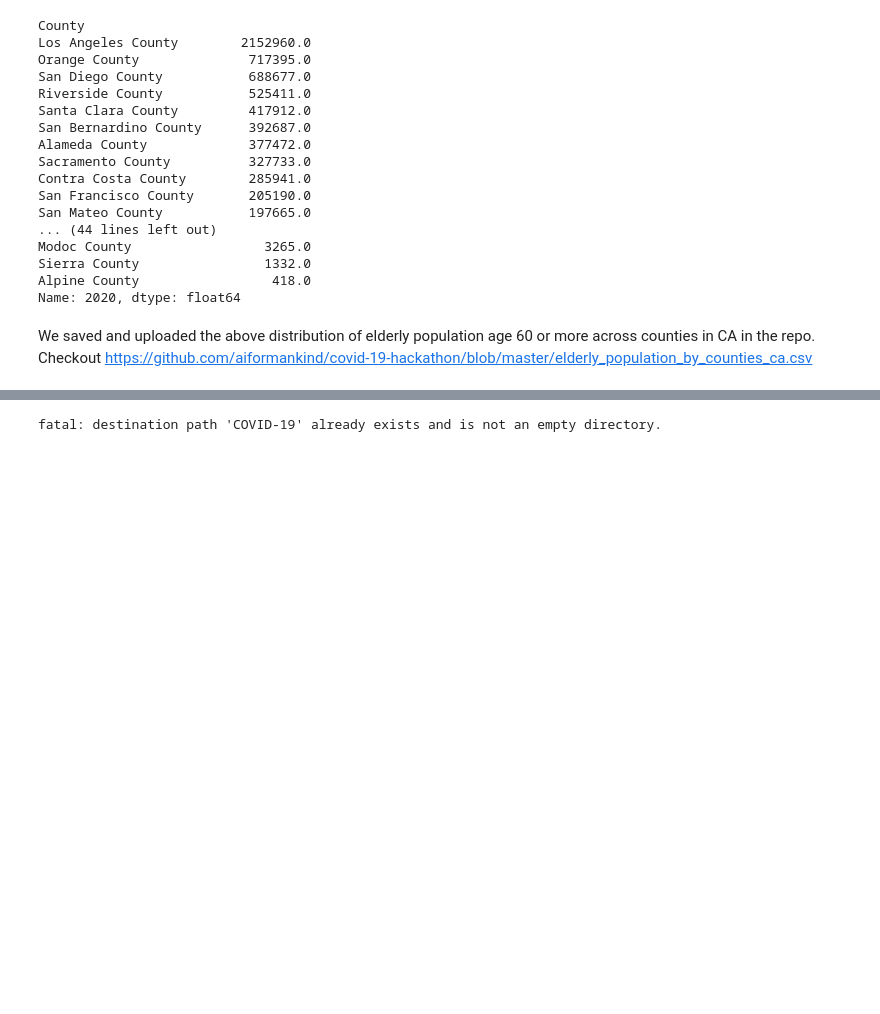
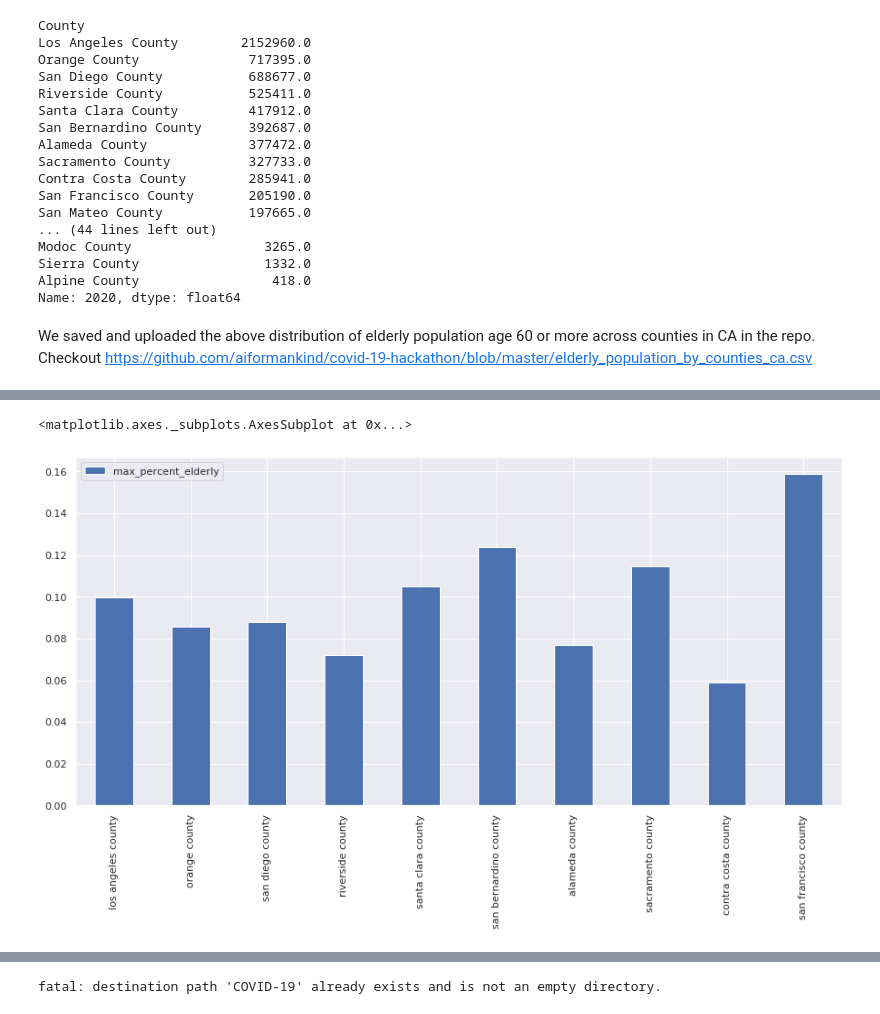
Before and after one commit to aiformankind/covid-19-hackathon, a Jupyter notebook: Covid_19_Data_Exploration.ipynb, the cells around one changed output, grey strips where cells are left out. Cells and saved outputs as stored; diff of their text form; code cells hidden in the pictures; blank space fills up the shorter version.

```diff
--- a/Covid_19_Data_Exploration.ipynb
+++ b/Covid_19_Data_Exploration.ipynb
@@ -95,0 +226,7 @@ We saved and uploaded the above distribution of elderly population age 60 or mor
+# %%
+sorted_grouped_by_county_lowercase.index  = sorted_grouped_by_county.index.str.lower()
+# %%
+beds_for_elderly_population = pd.merge(sorted_grouped_by_county_lowercase, sorted_icu_beds_grouped_by_county, left_index=True, right_index=True)
+# %%
+beds_for_elderly_population = beds_for_elderly_population.rename(columns={"2020": "elderly_population", "BED_CAPACITY": "num_beds"})
+beds_for_elderly_population
@@ -95,0 +253,3 @@ We saved and uploaded the above distribution of elderly population age 60 or mor
+# %%
+beds_for_elderly_population['max_percent_elderly'] =  beds_for_elderly_population['num_beds'] / beds_for_elderly_population['elderly_population']*100.0
+beds_for_elderly_population
@@ -96,3 +274,11 @@ We saved and uploaded the above distribution of elderly population age 60 or mor
+# %%
+import matplotlib.pyplot as plt
+
+fig, ax = plt.subplots(figsize=(15,7))
+beds_for_elderly_population[['max_percent_elderly']].iloc[0:10].plot.bar(ax=ax)
+# %% [output]
+<matplotlib.axes._subplots.AxesSubplot at 0x...>
+[figure, added]
 # %%
 !pip install -U plotly
 !pip install plotly-geo
```
Also changed, not shown: parts of 18 cells of this notebook.
